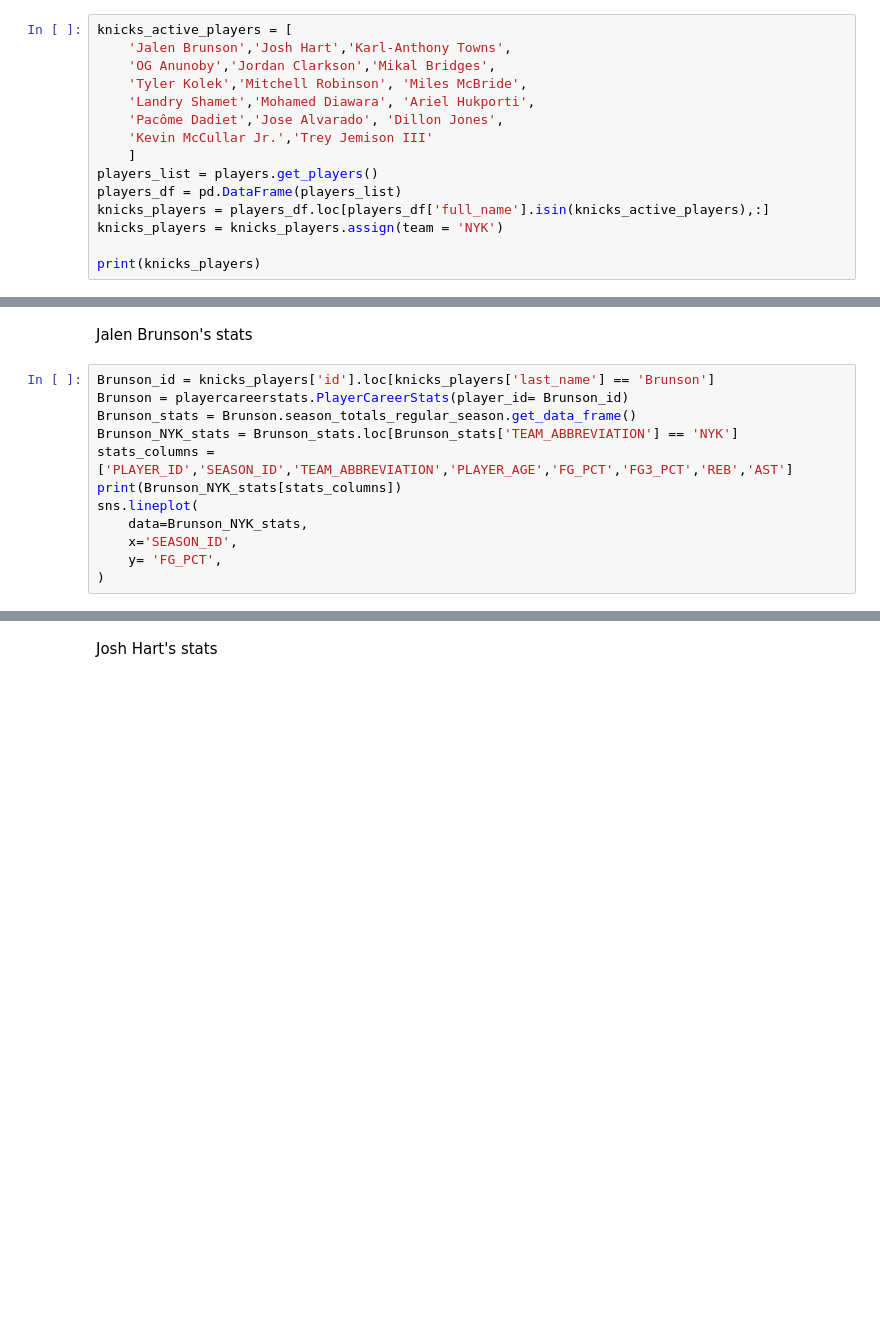
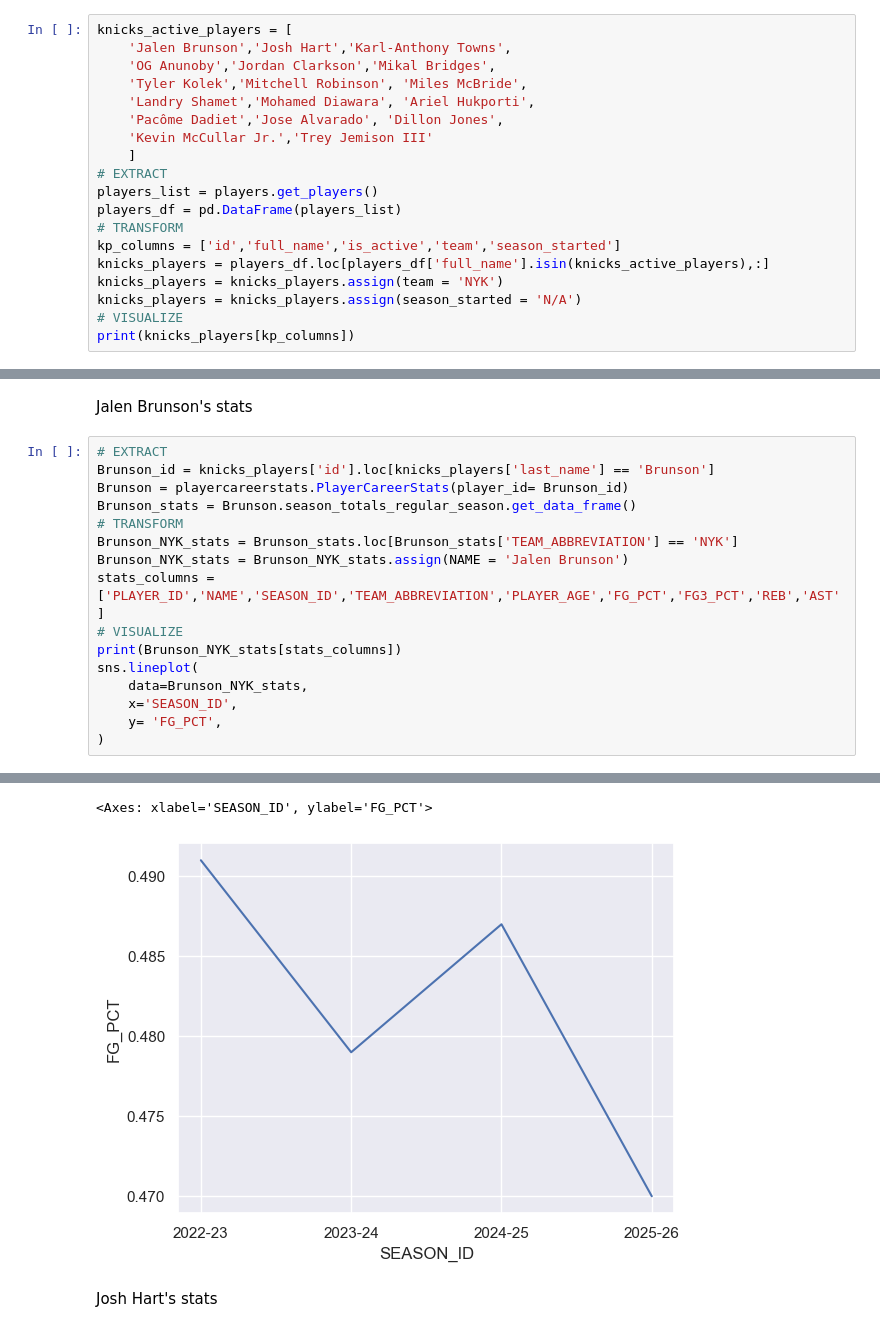
Before and after one commit to Denito37/NBA_project, a Jupyter notebook: dataEDA.ipynb, the cells around one changed output, grey strips where cells are left out. Saved outputs shown, nothing was run; the diff lists cells and outputs as text; blank space fills up the shorter version.

Commit message:
more EDA on knicks player stats

```diff
--- a/dataEDA.ipynb
+++ b/dataEDA.ipynb
@@ -46,9 +47,13 @@ knicks_active_players = [
     'Pacôme Dadiet','Jose Alvarado', 'Dillon Jones',
     'Kevin McCullar Jr.','Trey Jemison III'
     ]
+# EXTRACT
 players_list = players.get_players()
 players_df = pd.DataFrame(players_list)
+# TRANSFORM
+kp_columns = ['id','full_name','is_active','team','season_started']
 knicks_players = players_df.loc[players_df['full_name'].isin(knicks_active_players),:]
 knicks_players = knicks_players.assign(team = 'NYK')
-
-print(knicks_players)
+knicks_players = knicks_players.assign(season_started = 'N/A')
+# VISUALIZE
+print(knicks_players[kp_columns])
@@ -55,14 +79,19 @@ print(knicks_players)
 # %% [markdown]
 Jalen Brunson's stats
 # %%
+# EXTRACT
 Brunson_id = knicks_players['id'].loc[knicks_players['last_name'] == 'Brunson']
 Brunson = playercareerstats.PlayerCareerStats(player_id= Brunson_id)
 Brunson_stats = Brunson.season_totals_regular_season.get_data_frame()
+# TRANSFORM
 Brunson_NYK_stats = Brunson_stats.loc[Brunson_stats['TEAM_ABBREVIATION'] == 'NYK']
-stats_columns = ['PLAYER_ID','SEASON_ID','TEAM_ABBREVIATION','PLAYER_AGE','FG_PCT','FG3_PCT','REB','AST']
+Brunson_NYK_stats = Brunson_NYK_stats.assign(NAME = 'Jalen Brunson')
+stats_columns = ['PLAYER_ID','NAME','SEASON_ID','TEAM_ABBREVIATION','PLAYER_AGE','FG_PCT','FG3_PCT','REB','AST']
+# VISUALIZE
 print(Brunson_NYK_stats[stats_columns])
 sns.lineplot(
     data=Brunson_NYK_stats,
     x='SEASON_ID',
     y= 'FG_PCT',
 )
+# %% [output]
@@ -69,3 +109,5 @@ sns.lineplot(
+<Axes: xlabel='SEASON_ID', ylabel='FG_PCT'>
+[figure, added]
 # %% [markdown]
 Josh Hart's stats
 # %%
```
Also changed, not shown: parts of 14 cells of this notebook, 5 other files.
